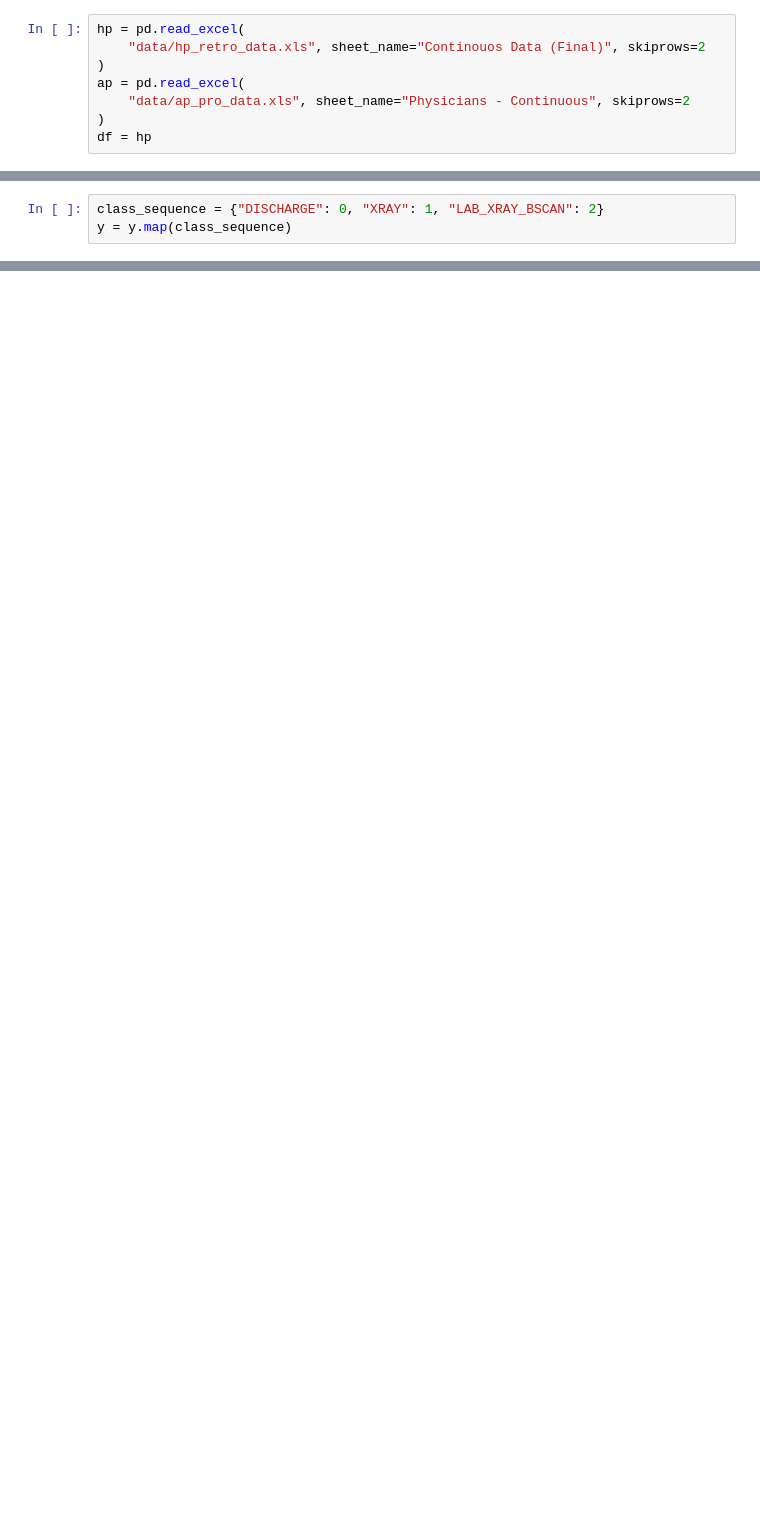
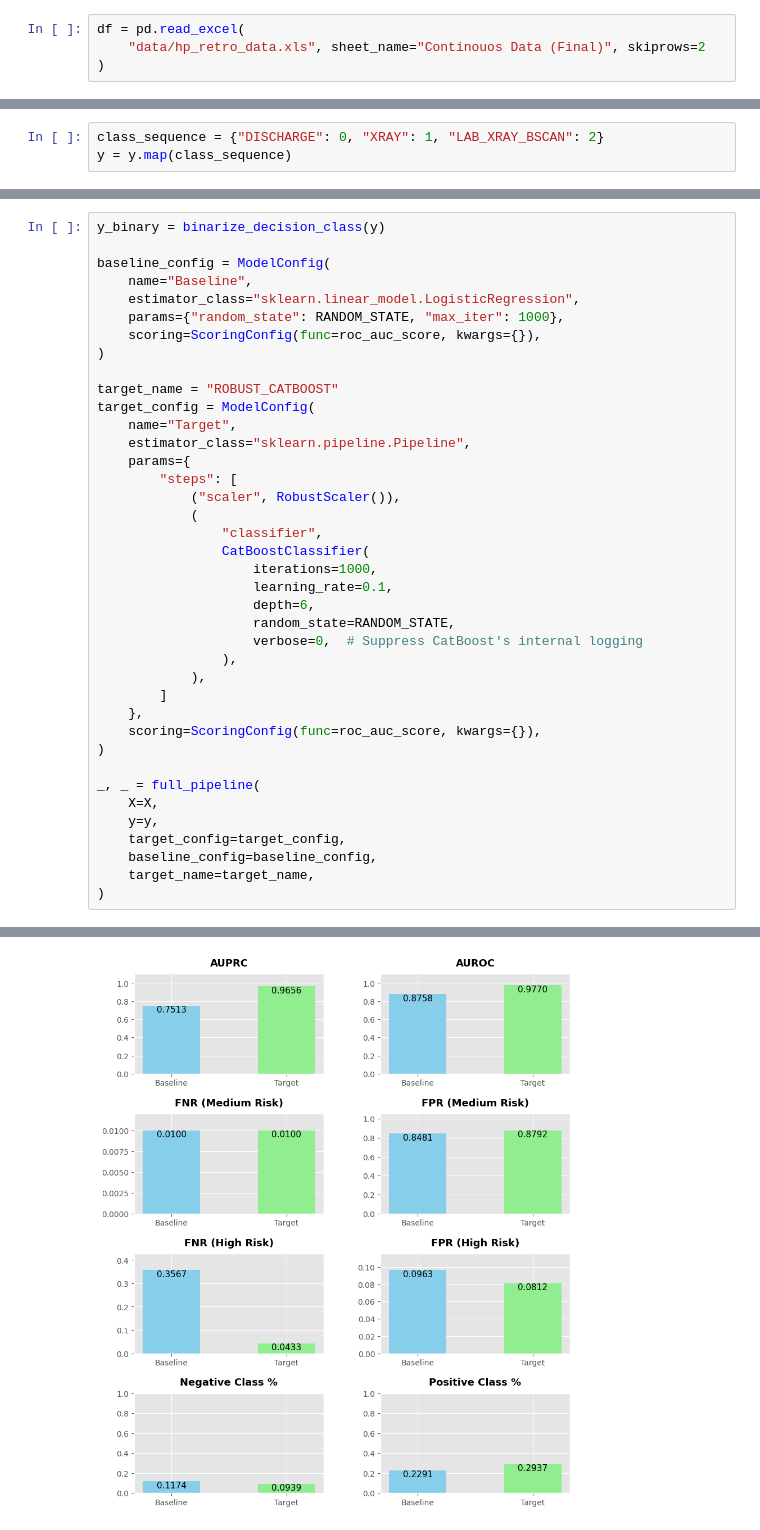
Before and after one commit to KacperPerz/siwim, a Jupyter notebook: dev.ipynb, the cells around one changed output, grey strips where cells are left out. Drawn from its saved outputs; the diff is of its cells as text; blank space fills up the shorter version.

```diff
--- a/dev.ipynb
+++ b/dev.ipynb
@@ -26,8 +172,4 @@ warnings.filterwarnings("ignore", category=ConvergenceWarning)
 # %%
-hp = pd.read_excel(
+df = pd.read_excel(
     "data/hp_retro_data.xls", sheet_name="Continouos Data (Final)", skiprows=2
 )
-ap = pd.read_excel(
-    "data/ap_pro_data.xls", sheet_name="Physicians - Continuous", skiprows=2
-)
-df = hp
@@ -610,0 +294,40 @@ Average Precision Score: 0.7734
+# %%
+y_binary = binarize_decision_class(y)
+
+baseline_config = ModelConfig(
+    name="Baseline",
+    estimator_class="sklearn.linear_model.LogisticRegression",
+    params={"random_state": RANDOM_STATE, "max_iter": 1000},
+    scoring=ScoringConfig(func=roc_auc_score, kwargs={}),
+)
+
+target_name = "ROBUST_CATBOOST"
+target_config = ModelConfig(
+    name="Target",
+    estimator_class="sklearn.pipeline.Pipeline",
+    params={
+        "steps": [
+            ("scaler", RobustScaler()),
+            (
+                "classifier",
+                CatBoostClassifier(
+                    iterations=1000,
+                    learning_rate=0.1,
+                    depth=6,
+                    random_state=RANDOM_STATE,
+                    verbose=0,  # Suppress CatBoost's internal logging
+                ),
+            ),
+        ]
+    },
+    scoring=ScoringConfig(func=roc_auc_score, kwargs={}),
+)
+
+_, _ = full_pipeline(
+    X=X,
+    y=y,
+    target_config=target_config,
+    baseline_config=baseline_config,
+    target_name=target_name,
+)
+# %% [output]
@@ -610,0 +351 @@ Average Precision Score: 0.7734
+[figure, added]
```
Also changed, not shown: parts of 23 cells of this notebook, 4 other files.
